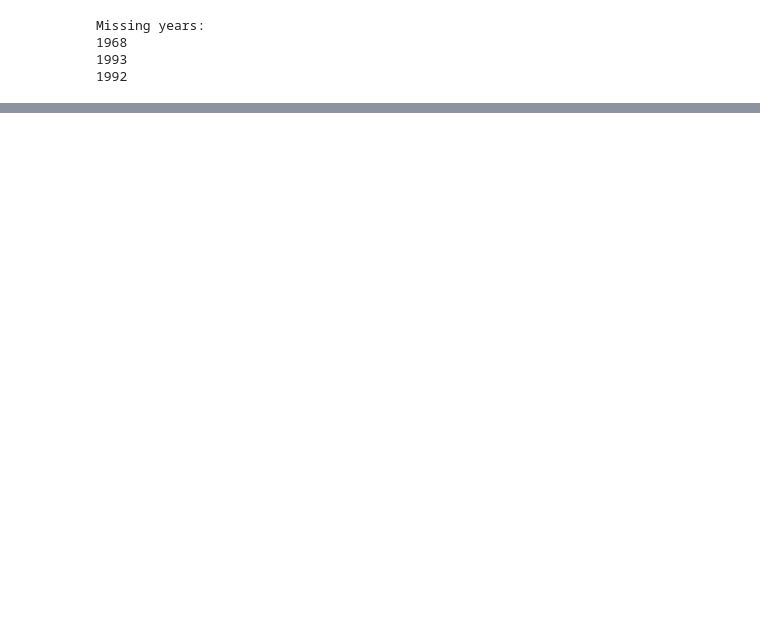
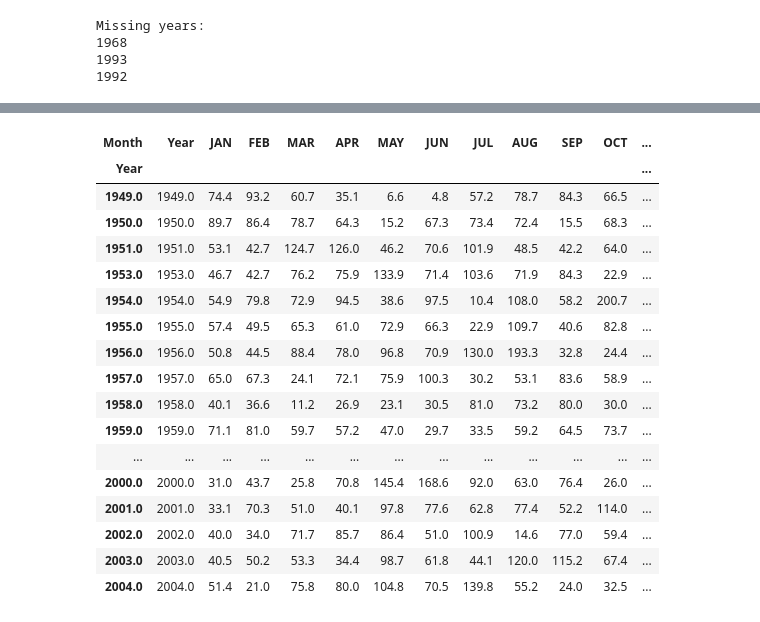
Before and after one commit to MoneyGeng/Weather-Forecasting-with-Machine-Learning, a Jupyter notebook: Woodbridge_Temperature.ipynb, the cells around one changed output, grey strips where cells are left out. Saved outputs shown, nothing was run; the diff lists cells and outputs as text; code cells hidden in the pictures; blank space fills up the shorter version.

```diff
--- a/Woodbridge_Temperature.ipynb
+++ b/Woodbridge_Temperature.ipynb
@@ -143,0 +194,27 @@ df_result_Transform_Clean.to_csv('Woodbridge_Temp_Data_Transformed_Clean.csv', i
+# %%
+# Drop duplicated rows
+df_result_Transform_Clean_Pre = df_result_Transform_Precip.drop_duplicates()
+
+# Drop rows with missing values
+df_result_Transform_Clean_Pre = df_result_Transform_Precip.dropna()
+# %%
+df_result_Transform_Clean_Pre
+# %% [output]
+| Month | Year | JAN | FEB | MAR | APR | MAY | JUN | JUL | AUG | SEP | OCT | ... |
+| Year |  |  |  |  |  |  |  |  |  |  |  | ... |
+| 1949.0 | 1949.0 | 74.4 | 93.2 | 60.7 | 35.1 | 6.6 | 4.8 | 57.2 | 78.7 | 84.3 | 66.5 | ... |
+| 1950.0 | 1950.0 | 89.7 | 86.4 | 78.7 | 64.3 | 15.2 | 67.3 | 73.4 | 72.4 | 15.5 | 68.3 | ... |
+| 1951.0 | 1951.0 | 53.1 | 42.7 | 124.7 | 126.0 | 46.2 | 70.6 | 101.9 | 48.5 | 42.2 | 64.0 | ... |
+| 1953.0 | 1953.0 | 46.7 | 42.7 | 76.2 | 75.9 | 133.9 | 71.4 | 103.6 | 71.9 | 84.3 | 22.9 | ... |
+| 1954.0 | 1954.0 | 54.9 | 79.8 | 72.9 | 94.5 | 38.6 | 97.5 | 10.4 | 108.0 | 58.2 | 200.7 | ... |
+| 1955.0 | 1955.0 | 57.4 | 49.5 | 65.3 | 61.0 | 72.9 | 66.3 | 22.9 | 109.7 | 40.6 | 82.8 | ... |
+| 1956.0 | 1956.0 | 50.8 | 44.5 | 88.4 | 78.0 | 96.8 | 70.9 | 130.0 | 193.3 | 32.8 | 24.4 | ... |
+| 1957.0 | 1957.0 | 65.0 | 67.3 | 24.1 | 72.1 | 75.9 | 100.3 | 30.2 | 53.1 | 83.6 | 58.9 | ... |
+| 1958.0 | 1958.0 | 40.1 | 36.6 | 11.2 | 26.9 | 23.1 | 30.5 | 81.0 | 73.2 | 80.0 | 30.0 | ... |
+| 1959.0 | 1959.0 | 71.1 | 81.0 | 59.7 | 57.2 | 47.0 | 29.7 | 33.5 | 59.2 | 64.5 | 73.7 | ... |
+| ... | ... | ... | ... | ... | ... | ... | ... | ... | ... | ... | ... | ... |
+| 2000.0 | 2000.0 | 31.0 | 43.7 | 25.8 | 70.8 | 145.4 | 168.6 | 92.0 | 63.0 | 76.4 | 26.0 | ... |
+| 2001.0 | 2001.0 | 33.1 | 70.3 | 51.0 | 40.1 | 97.8 | 77.6 | 62.8 | 77.4 | 52.2 | 114.0 | ... |
+| 2002.0 | 2002.0 | 40.0 | 34.0 | 71.7 | 85.7 | 86.4 | 51.0 | 100.9 | 14.6 | 77.0 | 59.4 | ... |
+| 2003.0 | 2003.0 | 40.5 | 50.2 | 53.3 | 34.4 | 98.7 | 61.8 | 44.1 | 120.0 | 115.2 | 67.4 | ... |
+| 2004.0 | 2004.0 | 51.4 | 21.0 | 75.8 | 80.0 | 104.8 | 70.5 | 139.8 | 55.2 | 24.0 | 32.5 | ... |
```
Also changed, not shown: parts of 7 cells of this notebook.
